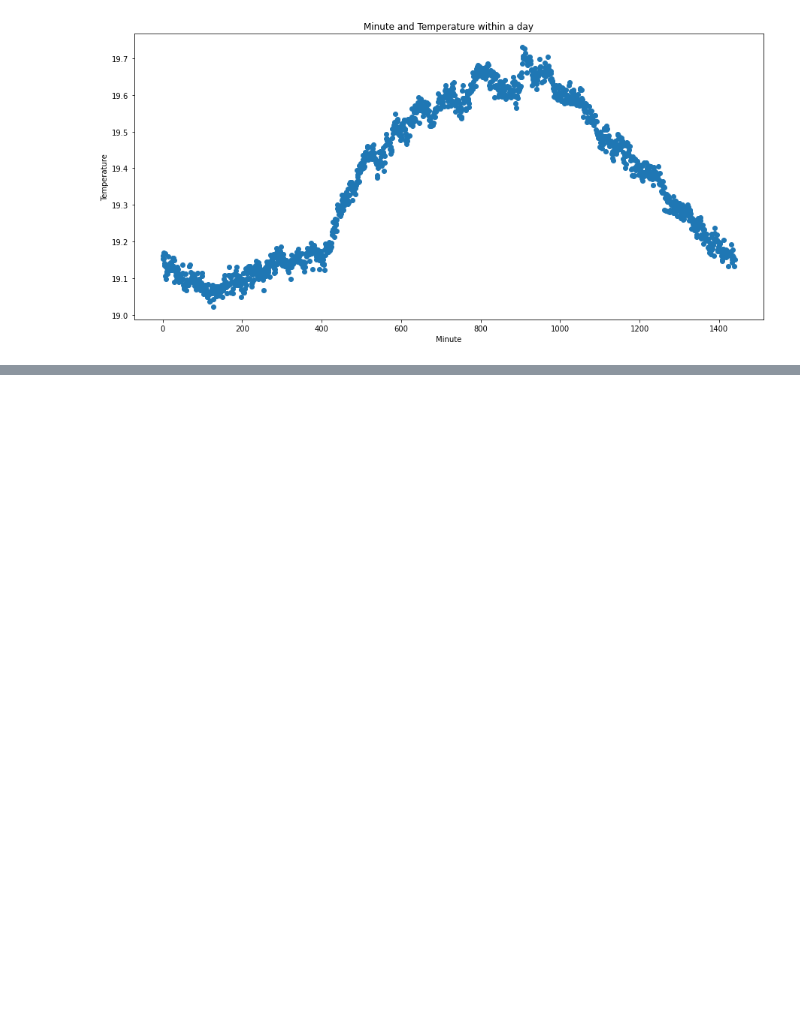
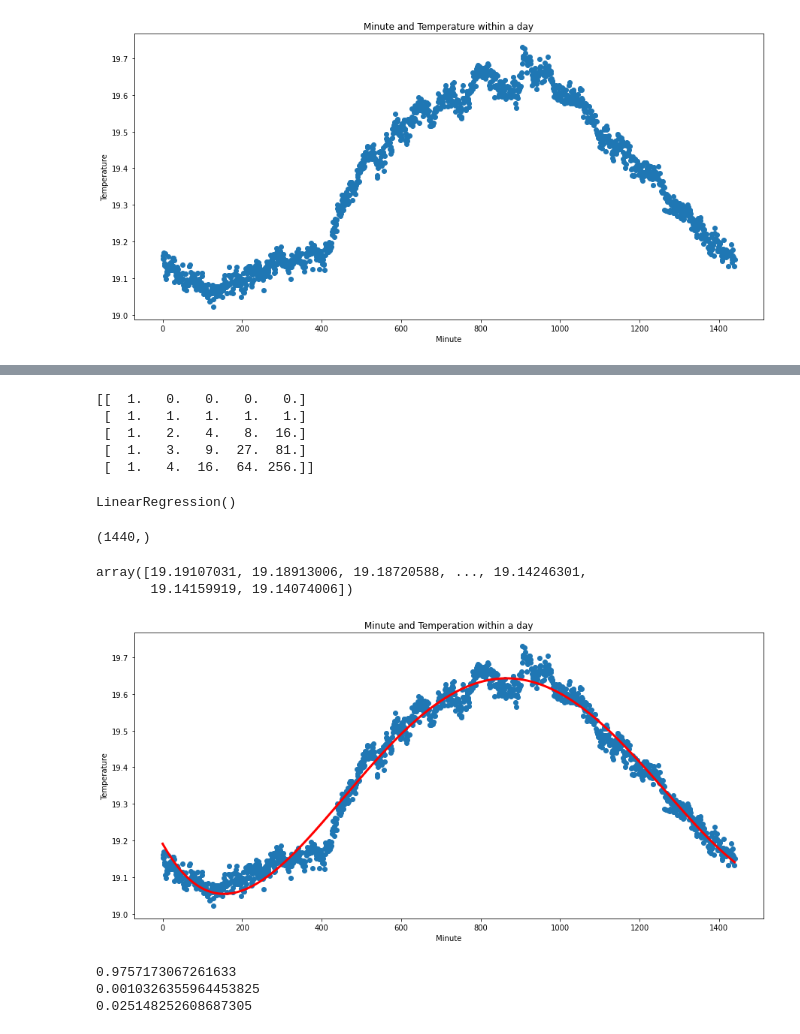
Before and after one commit to nuvita97/Temperature-Prediction, a Jupyter notebook: Humidity_&_Temp_Prediction.ipynb, the cells around one changed output, grey strips where cells are left out. Drawn from its saved outputs; the diff is of its cells as text; code cells hidden in the pictures; blank space fills up the shorter version.

```diff
--- a/Humidity_&_Temp_Prediction.ipynb
+++ b/Humidity_&_Temp_Prediction.ipynb
@@ -120,0 +142,55 @@ print(y)
+# %%
+# x ==> X_poly = (1, x, x^2, x^3, x^4)
+# ==> (a0, a1, a2, a3, a4) independently
+# ==> sum (a0 + a1*x + a2*x + a3*x +a4*x) = temp (ex: 21)
+
+from sklearn.preprocessing import PolynomialFeatures
+poly_reg = PolynomialFeatures(degree = 4)
+X_poly = poly_reg.fit_transform(X.values.reshape(-1, 1)) # Change X to 2D array
+
+print(X_poly[:5])
+# %% [output]
+[[  1.   0.   0.   0.   0.]
+ [  1.   1.   1.   1.   1.]
+ [  1.   2.   4.   8.  16.]
+ [  1.   3.   9.  27.  81.]
+ [  1.   4.  16.  64. 256.]]
+# %%
+from sklearn.linear_model import LinearRegression
+lin_reg = LinearRegression()
+lin_reg.fit(X_poly, y)
+# %% [output]
+LinearRegression()
+# %%
+y_predict = lin_reg.predict(poly_reg.fit_transform(minute_group["minute"].values.reshape(-1, 1)))
+print(y_predict.shape)
+y_predict
+# %% [output]
+(1440,)
+array([19.19107031, 19.18913006, 19.18720588, ..., 19.14246301,
+       19.14159919, 19.14074006])
+# %%
+plt.figure(figsize=(15, 7))
+plt.scatter(minute_group["minute"], minute_group["temp"])
+plt.plot(minute_group["minute"], y_predict, color = "red", linewidth = 3)
+plt.title("Minute and Temperation within a day")
+plt.xlabel("Minute")
+plt.ylabel("Temperature")
+plt.show()
+# %% [output]
+[figure, added]
+# %%
+# Model Assessment
+from sklearn.metrics import r2_score, mean_squared_error, mean_absolute_error
+
+Rsquare2 = r2_score(minute_group["temp"], y_predict)
+MSE = mean_squared_error(minute_group["temp"], y_predict)
+MAE = mean_absolute_error(minute_group["temp"], y_predict)
+
+print(Rsquare2)
+print(MSE)
+print(MAE)
+# %% [output]
+0.9757173067261633
+0.0010326355964453825
+0.025148252608687305
```
Also changed, not shown: parts of 7 cells of this notebook.
